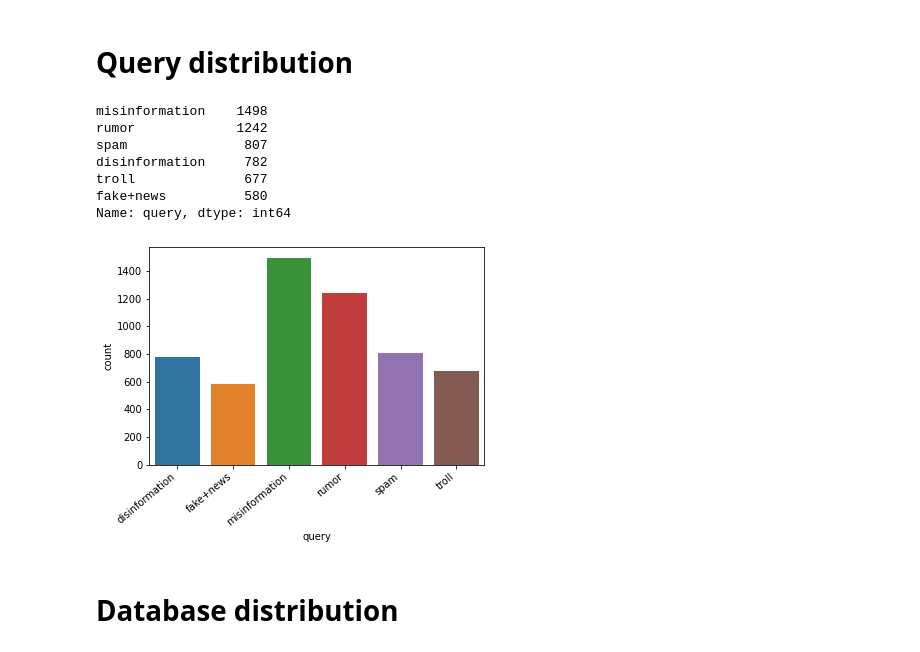
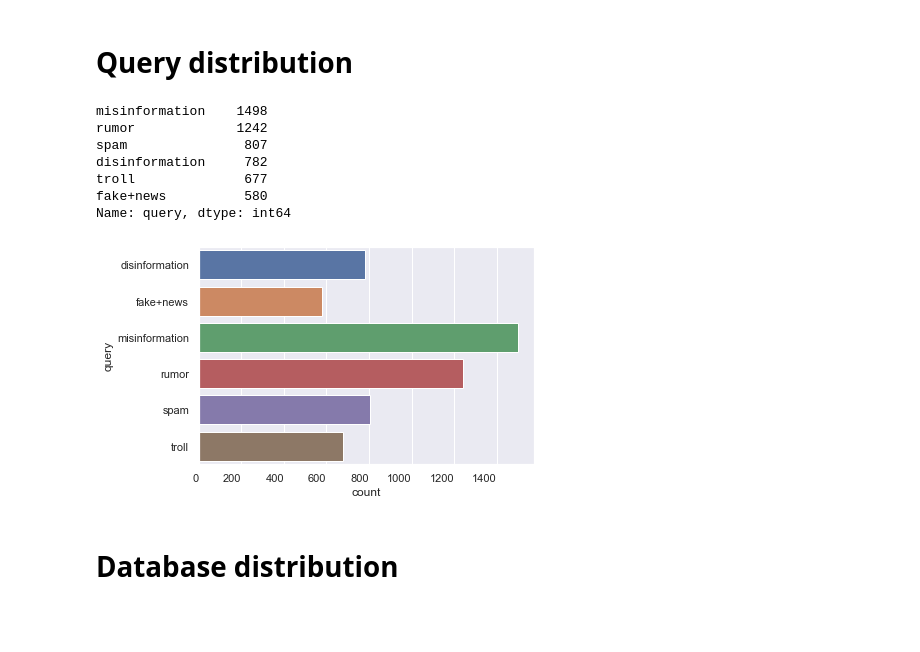
Before and after one commit to HuyenNguyenHelen/Misinformation, a Jupyter notebook: Data analysis/Descriptive analysis/Descriptive analysis.ipynb, the cells around one changed output. Cells and saved outputs as stored; diff of their text form; code cells hidden in the pictures; blank space fills up the shorter version.

```diff
--- a/Data analysis/Descriptive analysis/Descriptive analysis.ipynb
+++ b/Data analysis/Descriptive analysis/Descriptive analysis.ipynb
@@ -31,8 +31,9 @@ dtype: int64
 data['year'] = data['year'].astype('int32')
 print(data['year'].value_counts())
 plt.figure(figsize=(12,8))
-sns.countplot(x='year', data=data)
-plt.xticks(rotation = 40, ha = 'right')
+sns.set_theme(style="darkgrid")
+sns.countplot(x='year', palette = "crest", data=data) #color="salmon",
+plt.xticks( ha = 'right') #rotation = 0,
 plt.show()
 # %% [output]
 2021    1716
@@ -55,18 +56,19 @@ Name: year, dtype: int64
 # %%
 data['query'] = data['query'].replace('Spam', 'spam') # I forgot to normalize this bf
 print(data['query'].value_counts())
-sns.countplot(x='query', data=data)
-plt.xticks(rotation = 40, ha = 'right')
+sns.set_theme(style="darkgrid")
+sns.countplot(y='query', data=data)
+plt.xticks(rotation = 0, ha = 'right')
 plt.show()
 # %% [output]
 misinformation    1498
 rumor             1242
 spam               807
 disinformation     782
 troll              677
 fake+news          580
 Name: query, dtype: int64
-[figure, old version]
+[figure, new version]
 # %% [markdown]
 # Database distribution
 # %%
```
Also changed, not shown: parts of 6 cells of this notebook.
